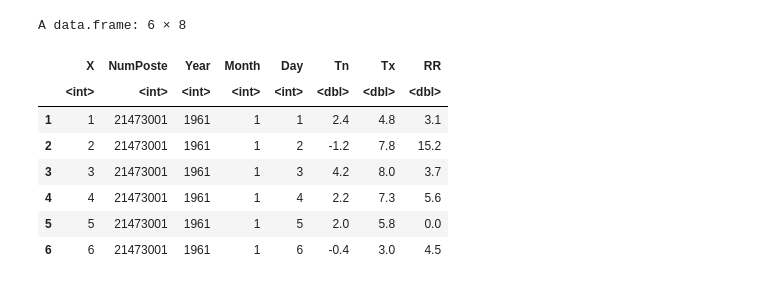
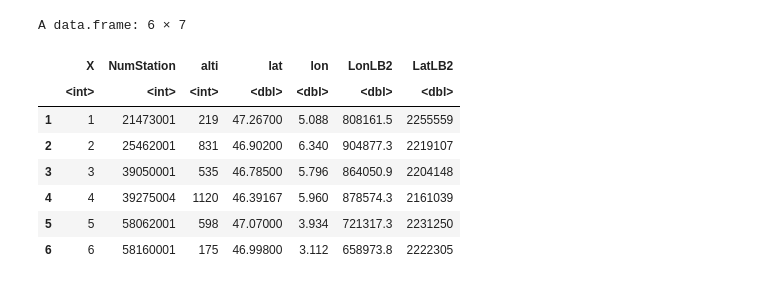
Before and after one commit to thierrycastel/tcnotebook, a Jupyter notebook: TP1_SeriesTemporelles.ipynb, the cells around one changed output. Drawn from its saved outputs; the diff is of its cells as text; code cells hidden in the pictures.

Commit message:
notebook and data

```diff
--- a/TP1_SeriesTemporelles.ipynb
+++ b/TP1_SeriesTemporelles.ipynb
@@ -12,5 +12,6 @@
 ####################################################
 
 ##### Lecture des données brutes #########
-mydata <- read.csv("MFdata.csv")
-postesMF <- read.csv("MFpostes.csv")
+## Format csv (non compressé)
+postesMF <- read.csv("climdata/MFpostes.csv")
+mydata <- read.csv("climdata/MFdata.csv.gz")
@@ -17,12 +30,12 @@ postesMF <- read.csv("MFpostes.csv")
 # %%
-head(mydata)
+head(postesMF)
 # %% [output]
-A data.frame: 6 × 8
+A data.frame: 6 × 7
-|  | X | NumPoste | Year | Month | Day | Tn | Tx | RR |
-|  | <int> | <int> | <int> | <int> | <int> | <dbl> | <dbl> | <dbl> |
-| 1 | 1 | 21473001 | 1961 | 1 | 1 | 2.4 | 4.8 | 3.1 |
-| 2 | 2 | 21473001 | 1961 | 1 | 2 | -1.2 | 7.8 | 15.2 |
-| 3 | 3 | 21473001 | 1961 | 1 | 3 | 4.2 | 8.0 | 3.7 |
-| 4 | 4 | 21473001 | 1961 | 1 | 4 | 2.2 | 7.3 | 5.6 |
-| 5 | 5 | 21473001 | 1961 | 1 | 5 | 2.0 | 5.8 | 0.0 |
-| 6 | 6 | 21473001 | 1961 | 1 | 6 | -0.4 | 3.0 | 4.5 |
+|  | X | NumStation | alti | lat | lon | LonLB2 | LatLB2 |
+|  | <int> | <int> | <int> | <dbl> | <dbl> | <dbl> | <dbl> |
+| 1 | 1 | 21473001 | 219 | 47.26700 | 5.088 | 808161.5 | 2255559 |
+| 2 | 2 | 25462001 | 831 | 46.90200 | 6.340 | 904877.3 | 2219107 |
+| 3 | 3 | 39050001 | 535 | 46.78500 | 5.796 | 864050.9 | 2204148 |
+| 4 | 4 | 39275004 | 1120 | 46.39167 | 5.960 | 878574.3 | 2161039 |
+| 5 | 5 | 58062001 | 598 | 47.07000 | 3.934 | 721317.3 | 2231250 |
+| 6 | 6 | 58160001 | 175 | 46.99800 | 3.112 | 658973.8 | 2222305 |
```
Also changed, not shown: parts of 7 cells of this notebook, 2 other files.
